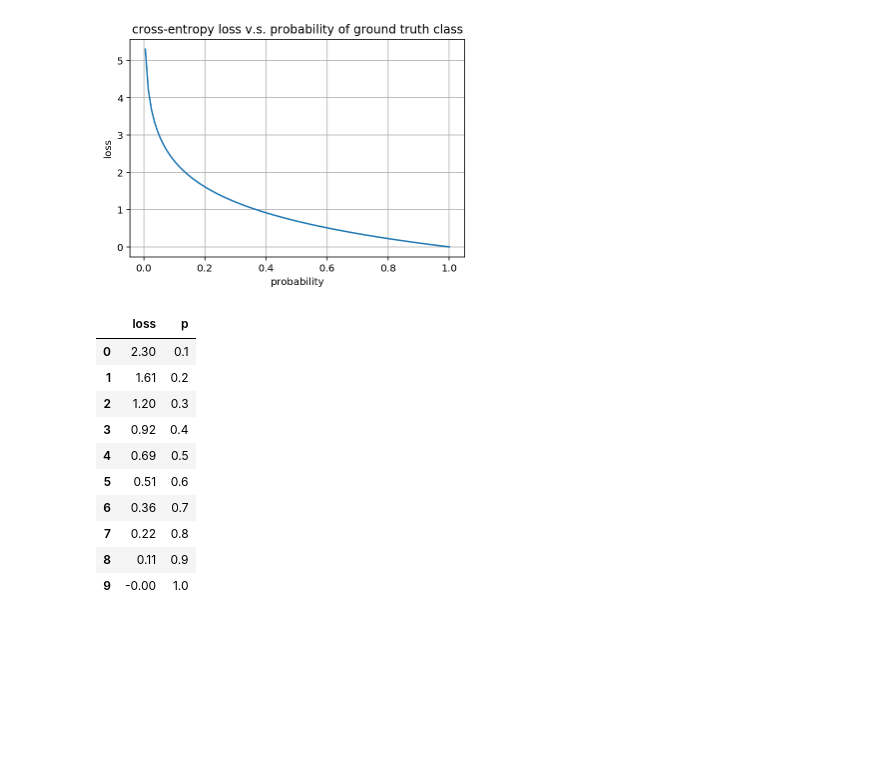
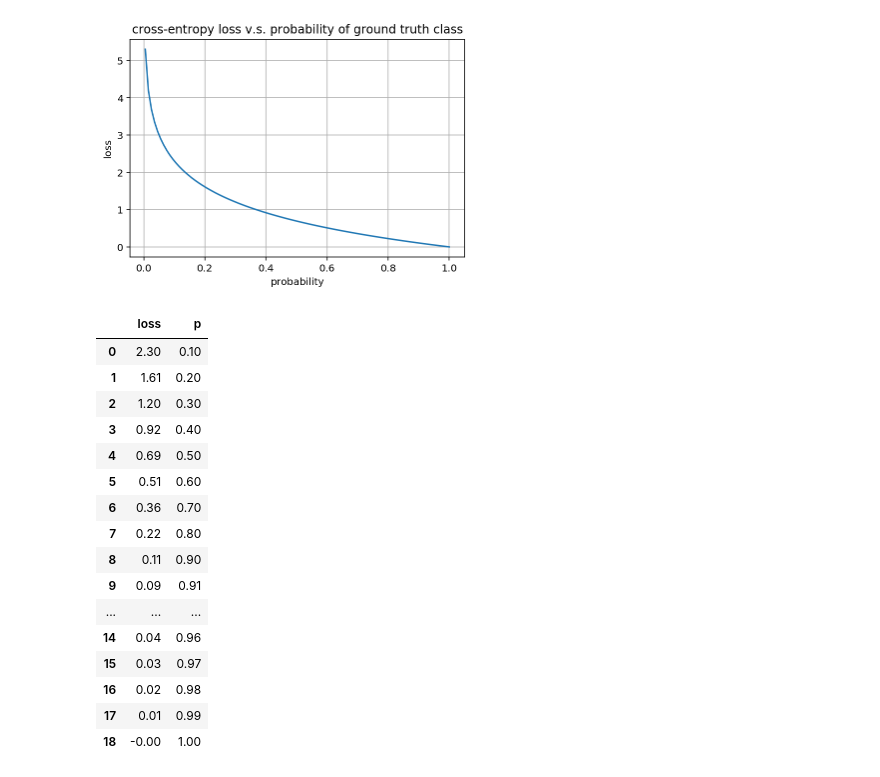
Before and after one commit to yang-zhang/yang-zhang.github.io, a Jupyter notebook: ds_math/cross_entropy_table.ipynb, the cells around one changed output. Saved outputs shown, nothing was run; the diff lists cells and outputs as text; code cells hidden in the pictures; blank space fills up the shorter version.

```diff
--- a/ds_math/cross_entropy_table.ipynb
+++ b/ds_math/cross_entropy_table.ipynb
@@ -19,23 +19,29 @@ plt.grid()
 # %% [output]
 [figure]
 # %%
-ps = np.linspace(0.1, 1, 10)
+ps = list(np.linspace(0.1, 0.9, 9))+list(np.linspace(0.91, 1, 10))
 ces = [cross_entropy(p) for p in ps]
 df = pd.DataFrame([ces, list(ps)]).T
 df.columns = ['loss', 'p']
 df['loss'] = df.loss.round(2)
 df
 # %% [output]
 |  | loss | p |
-| 0 | 2.30 | 0.1 |
-| 1 | 1.61 | 0.2 |
-| 2 | 1.20 | 0.3 |
-| 3 | 0.92 | 0.4 |
-| 4 | 0.69 | 0.5 |
-| 5 | 0.51 | 0.6 |
-| 6 | 0.36 | 0.7 |
-| 7 | 0.22 | 0.8 |
-| 8 | 0.11 | 0.9 |
-| 9 | -0.00 | 1.0 |
+| 0 | 2.30 | 0.10 |
+| 1 | 1.61 | 0.20 |
+| 2 | 1.20 | 0.30 |
+| 3 | 0.92 | 0.40 |
+| 4 | 0.69 | 0.50 |
+| 5 | 0.51 | 0.60 |
+| 6 | 0.36 | 0.70 |
+| 7 | 0.22 | 0.80 |
+| 8 | 0.11 | 0.90 |
+| 9 | 0.09 | 0.91 |
+| ... | ... | ... |
+| 14 | 0.04 | 0.96 |
+| 15 | 0.03 | 0.97 |
+| 16 | 0.02 | 0.98 |
+| 17 | 0.01 | 0.99 |
+| 18 | -0.00 | 1.00 |
 # %%
 df.to_csv('cross_entropy_vs_p.csv', index=False)
```
